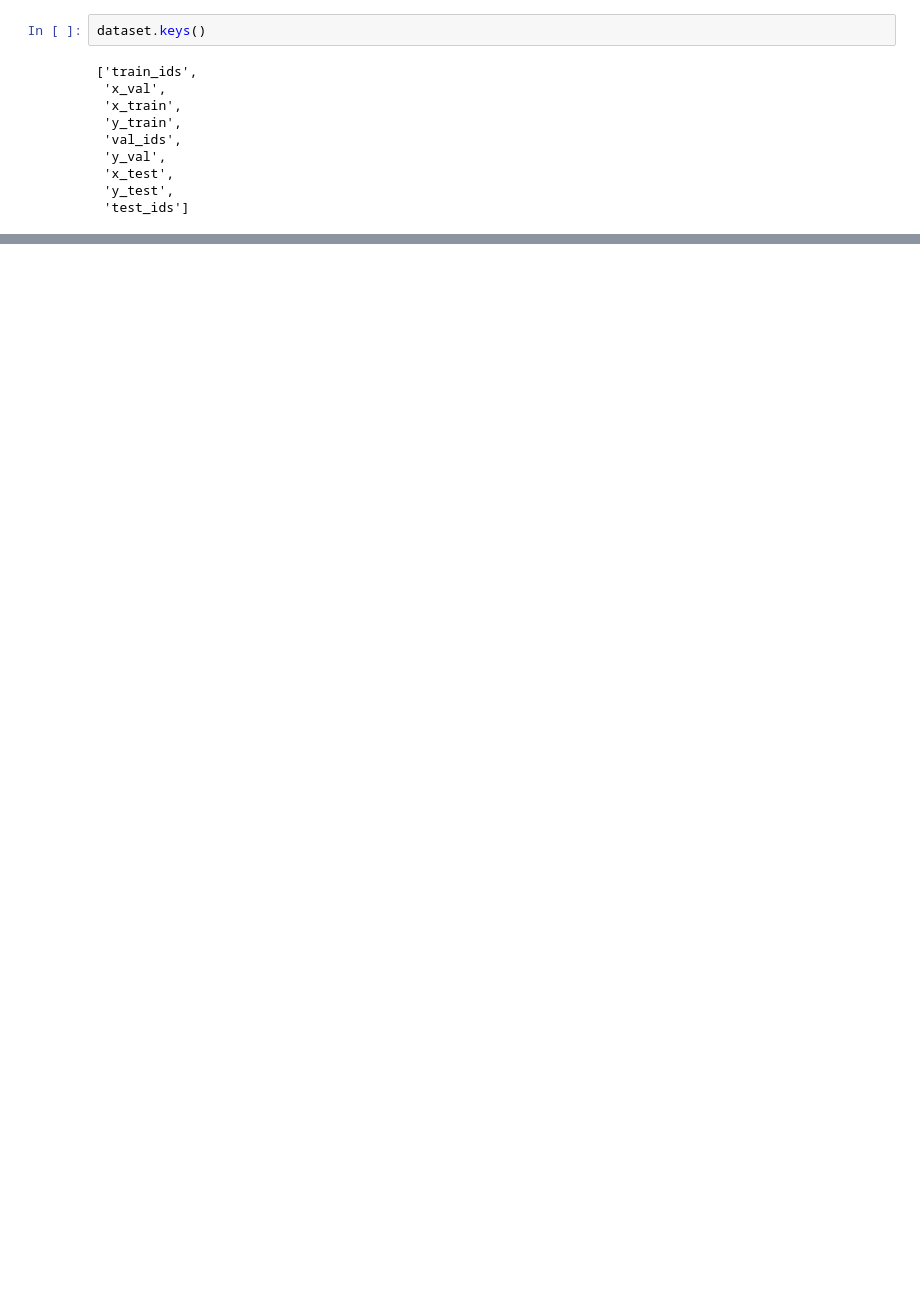
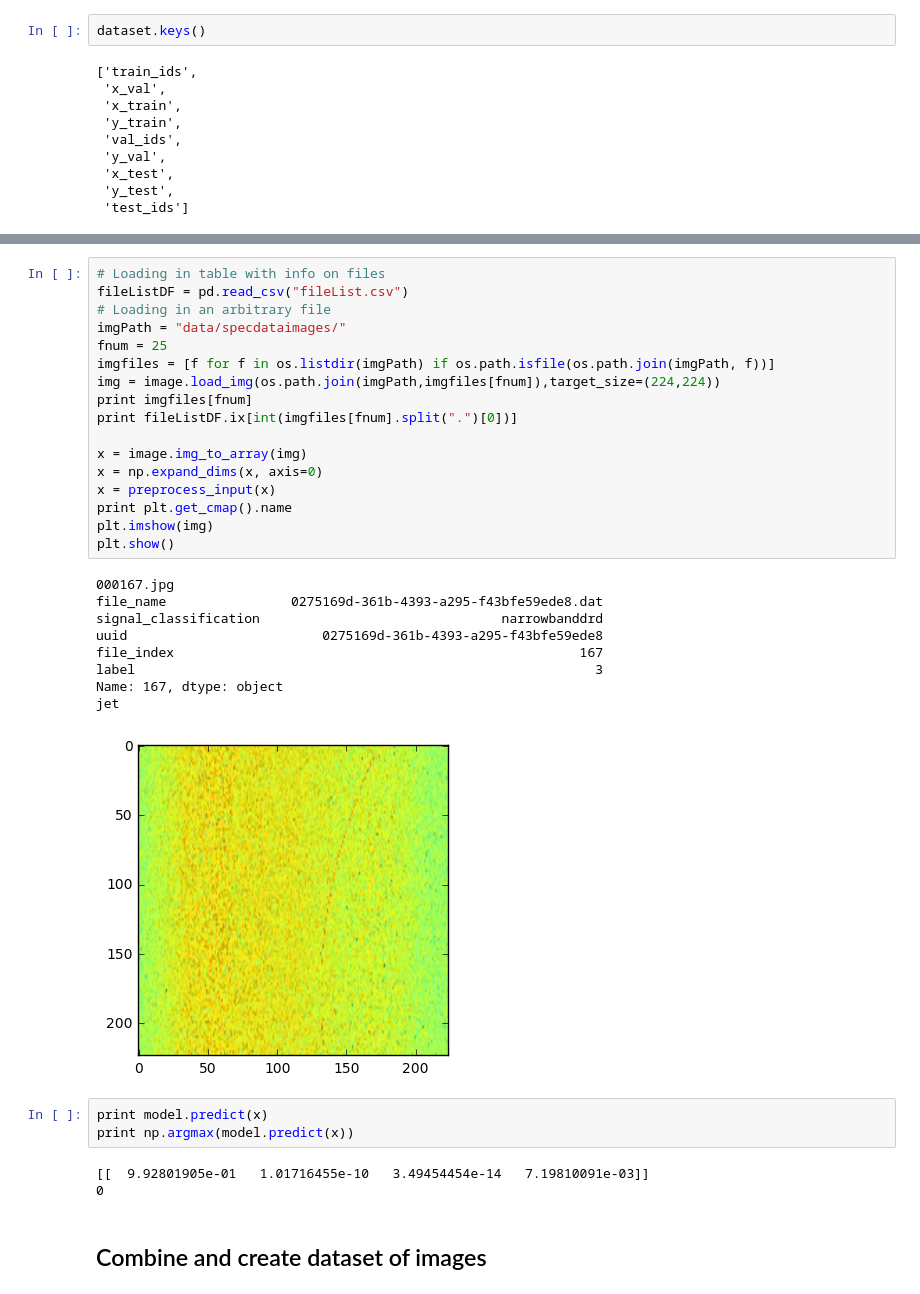
Before and after one commit to akashmjn/cs341-ibm-seti, a Jupyter notebook: data-generate-images-activations.ipynb, the cells around one changed output, grey strips where cells are left out. Saved outputs shown, nothing was run; the diff lists cells and outputs as text; blank space fills up the shorter version.

```diff
--- a/data-generate-images-activations.ipynb
+++ b/data-generate-images-activations.ipynb
@@ -232,0 +254,35 @@ dataset.keys()
+# %%
+# Loading in table with info on files
+fileListDF = pd.read_csv("fileList.csv")
+# Loading in an arbitrary file
+imgPath = "data/specdataimages/"
+fnum = 25
+imgfiles = [f for f in os.listdir(imgPath) if os.path.isfile(os.path.join(imgPath, f))]
+img = image.load_img(os.path.join(imgPath,imgfiles[fnum]),target_size=(224,224))
+print imgfiles[fnum]
+print fileListDF.ix[int(imgfiles[fnum].split(".")[0])]
+
+x = image.img_to_array(img)
+x = np.expand_dims(x, axis=0)
+x = preprocess_input(x)
+print plt.get_cmap().name
+plt.imshow(img)
+plt.show()
+# %% [output]
+000167.jpg
+file_name                0275169d-361b-4393-a295-f43bfe59ede8.dat
+signal_classification                               narrowbanddrd
+uuid                         0275169d-361b-4393-a295-f43bfe59ede8
+file_index                                                    167
+label                                                           3
+Name: 167, dtype: object
+jet
+[figure, added]
+# %%
+print model.predict(x)
+print np.argmax(model.predict(x))
+# %% [output]
+[[  9.92801905e-01   1.01716455e-10   3.49454454e-14   7.19810091e-03]]
+0
+# %% [markdown]
+## Combine and create dataset of images
```
Also changed, not shown: parts of 11 cells of this notebook, 1 other file.
